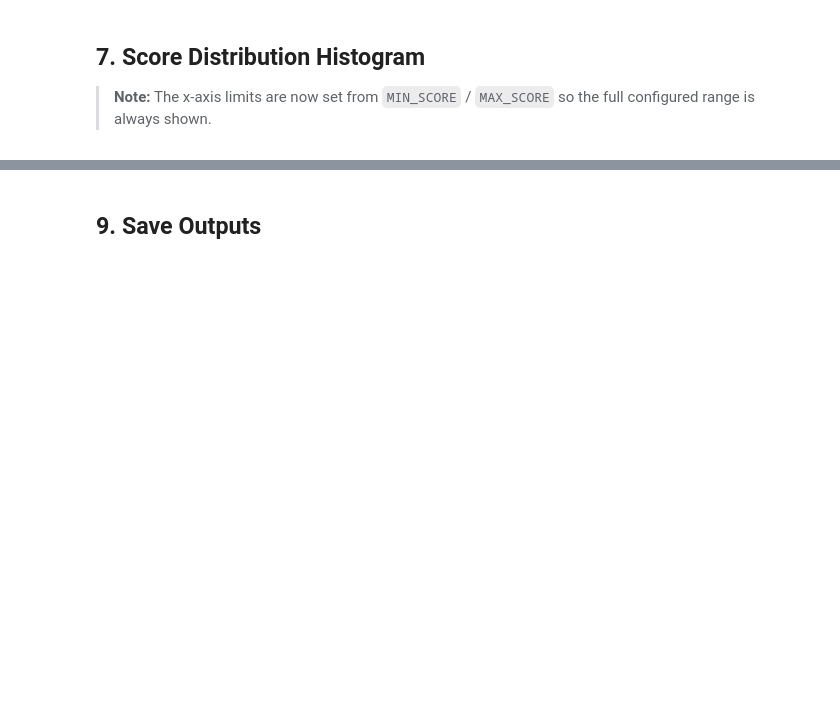
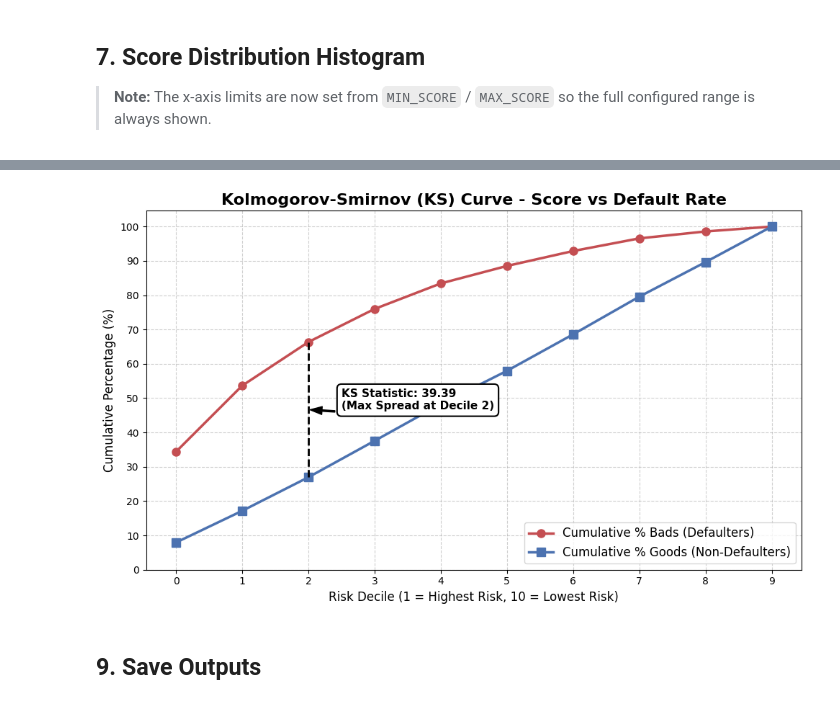
Before and after one commit to domjoseph2000/Credit_Risk_Analytics_Engine, a Jupyter notebook: src/Scoring/Credit_Scoring.ipynb, the cells around one changed output, grey strips where cells are left out. Cells and saved outputs as stored; diff of their text form; code cells hidden in the pictures; blank space fills up the shorter version.

```diff
--- a/src/Scoring/Credit_Scoring.ipynb
+++ b/src/Scoring/Credit_Scoring.ipynb
@@ -375,3 +368,56 @@ Maximum separation at score band    : (545.0, 556.0]
+# %%
+# ==============================================================================
+# 4. PLOTTING THE KS CURVE
+# ==============================================================================
+
+# Extract the data from the ks_table we built in the previous step
+deciles = summary.index.values
+cum_bads = summary['Cum_Bad_Pct'] * 100
+cum_goods = summary['Cum_Good_Pct'] * 100
+ks_spread = summary['KS_Spread']
+
+# Find the decile where the KS statistic (maximum spread) occurs
+ks_max_decile = ks_spread.idxmax()
+ks_max_bad = cum_bads[ks_max_decile]
+ks_max_good = cum_goods[ks_max_decile]
+ks_stat_value = ks_spread[ks_max_decile]
+
+# Create the plot
+fig_ks, ax = plt.subplots(figsize=(10, 6))
+
+# Plot the cumulative curves
+ax.plot(deciles, cum_bads, marker='o', color='#C44E52', linewidth=2.5, markersize=8, label='Cumulative % Bads (Defaulters)')
+ax.plot(deciles, cum_goods, marker='s', color='#4C72B0', linewidth=2.5, markersize=8, label='Cumulative % Goods (Non-Defaulters)')
+
+# Draw a vertical dashed line to highlight the KS gap
+ax.vlines(x=ks_max_decile, ymin=ks_max_good, ymax=ks_max_bad, color='black',
+          linestyle='--', linewidth=2, zorder=3)
+
+# Add an annotation pointing to the KS gap
+ax.annotate(f'KS Statistic: {ks_stat_value:.2f}\n(Max Spread at Decile {ks_max_decile})',
+            xy=(ks_max_decile, (ks_max_bad + ks_max_good) / 2),
+            xytext=(ks_max_decile + 0.5, (ks_max_bad + ks_max_good) / 2),
+            arrowprops=dict(facecolor='black', shrink=0.05, width=1.5, headwidth=8),
+            fontsize=11, fontweight='bold',
+            bbox=dict(boxstyle="round,pad=0.4", fc="white", ec="black", lw=1.5))
+
+# Formatting the chart
+ax.set_title('Kolmogorov-Smirnov (KS) Curve - Score vs Default Rate', fontsize=16, fontweight='bold')
+ax.set_xlabel('Risk Decile (1 = Highest Risk, 10 = Lowest Risk)', fontsize=12)
+ax.set_ylabel('Cumulative Percentage (%)', fontsize=12)
+
+# Ensure X-axis only shows whole numbers 1 through 10
+ax.set_xticks(deciles)
+# Ensure Y-axis goes from 0 to 100 with steps of 10
+ax.set_yticks(np.arange(0, 110, 10))
+
+ax.grid(True, linestyle='--', alpha=0.6)
+ax.legend(loc='lower right', fontsize=12)
+
+plt.tight_layout()
+plt.show()
+# %% [output]
+[figure, added]
 # %% [markdown]
 ## 9. Save Outputs
 # %%
```
Also changed, not shown: parts of 11 cells of this notebook, 2 other files.
